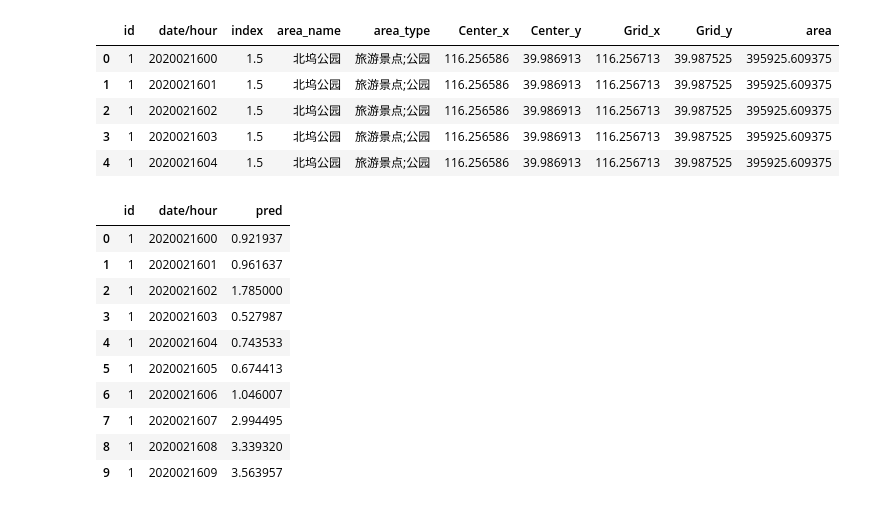
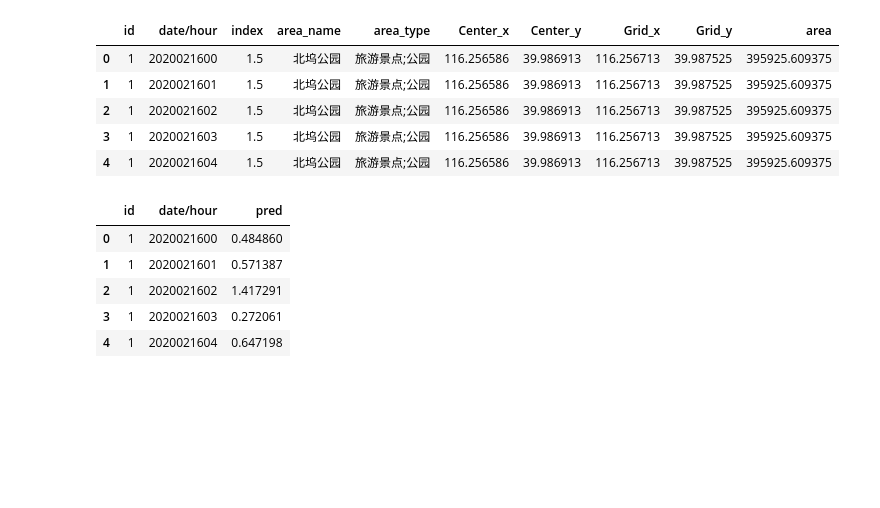
Before and after one commit to LiangHaoran/Block_predict, a Jupyter notebook: jupyter/baseline.ipynb, the cells around one changed output. Cells and saved outputs as stored; diff of their text form; code cells hidden in the pictures; blank space fills up the shorter version.

```diff
--- a/jupyter/baseline.ipynb
+++ b/jupyter/baseline.ipynb
@@ -35,3 +35,7 @@ warnings.filterwarnings('ignore')
 ### 北京市重点区域信息
 cols = ['id', 'area_name', 'area_type', 'Center_x', 'Center_y', 'Grid_x', 'Grid_y', 'area']
 area_passenger_info = pd.read_csv('/home/poac/AnomalyDetectionDataset/Block_predict/area_passenger_info.csv', names=cols)
+# %%
+### 读取北京市迁徙指数
+migration_index = pd.read_csv('/home/poac/AnomalyDetectionDataset/Block_predict/processed/migration_index.csv')
+migration_index.iloc[0:5]
@@ -75,6 +81,8 @@ input_for_sub.iloc[0:5]
 # %%
 ### 对训练数据集进行处理
 def get_data(df):
+    ### 从北京市迁徙指数中，按天数，添加当前的迁徙指数
+    df = df.merge(migration_index, how='left', on=['date'])
     ### 将date变成月份和天数
     df['month'] = df['date'].apply(lambda x: int(str(x)[5:7]))
     df['day'] = df['date'].apply(lambda x: int(str(x)[8:]))
@@ -82,8 +90,11 @@ def get_data(df):
     df  = df.drop(['date', 'id', 'area_name', 'area_type'], axis=1)
     ### 对坐标和面积做归一化
     sc = MinMaxScaler()
-    sc.fit(df[['Center_x', 'Center_y', 'Grid_x', 'Grid_y', 'area']])
-    df[['Center_x', 'Center_y', 'Grid_x', 'Grid_y', 'area']] = sc.transform(df[['Center_x', 'Center_y', 'Grid_x', 'Grid_y', 'area']])
+#     sc.fit(df[['Center_x', 'Center_y', 'Grid_x', 'Grid_y', 'area']])
+#     df[['Center_x', 'Center_y', 'Grid_x', 'Grid_y', 'area']] = sc.transform(df[['Center_x', 'Center_y', 'Grid_x', 'Grid_y', 'area']])
+
+    sc.fit(df[['area']])
+    df[['area']] = sc.transform(df[['area']])
     ### 将label=-999的数据删除，这部分数据由于时间太靠近线上，没有标签
     df = df[df['label']!=-999].reset_index(drop=True)
     ### 将特征和label分离
@@ -100,13 +120,18 @@ processed, label, sc = get_data(df=area_passenger_index)
 # %%
 ### 对线上提交数据进行处理
 def get_sub(df, sc):
+    ### 从北京市迁徙指数中，按天数，添加当前的迁徙指数
+    df = df.merge(migration_index, how='left', on=['date'])
     ### 将date变成月份和天数
     df['month'] = df['date'].apply(lambda x: int(str(x)[5:7]))
     df['day'] = df['date'].apply(lambda x: int(str(x)[8:]))
     ### 删除原来的date，id，area_name，area_type
     df  = df.drop(['date', 'id', 'area_name', 'area_type'], axis=1)
     ### 对坐标和面积做归一化
-    df[['Center_x', 'Center_y', 'Grid_x', 'Grid_y', 'area']] = sc.transform(df[['Center_x', 'Center_y', 'Grid_x', 'Grid_y', 'area']])
+    df[['area']] = sc.transform(df[['area']])
+
+#     df[['Center_x', 'Center_y', 'Grid_x', 'Grid_y', 'area']] = sc.transform(df[['Center_x', 'Center_y', 'Grid_x', 'Grid_y', 'area']])
+
     ### 删除原始数据中的label
     df = df.drop(['label'], axis=1)
     return df
@@ -210,19 +235,14 @@ pred.columns = ['pred']
 # %%
 submit = get_submit(df=submit, pred=pred)
 # %%
-submit.iloc[0:10]
+submit.iloc[0:5]
 # %% [output]
 |  | id | date/hour | pred |
-| 0 | 1 | 2020021600 | 0.921937 |
-| 1 | 1 | 2020021601 | 0.961637 |
-| 2 | 1 | 2020021602 | 1.785000 |
-| 3 | 1 | 2020021603 | 0.527987 |
-| 4 | 1 | 2020021604 | 0.743533 |
-| 5 | 1 | 2020021605 | 0.674413 |
-| 6 | 1 | 2020021606 | 1.046007 |
-| 7 | 1 | 2020021607 | 2.994495 |
-| 8 | 1 | 2020021608 | 3.339320 |
-| 9 | 1 | 2020021609 | 3.563957 |
+| 0 | 1 | 2020021600 | 0.484860 |
+| 1 | 1 | 2020021601 | 0.571387 |
+| 2 | 1 | 2020021602 | 1.417291 |
+| 3 | 1 | 2020021603 | 0.272061 |
+| 4 | 1 | 2020021604 | 0.647198 |
 # %%
 ### 保存
 submit.to_csv('/home/poac/code/Block_predict/submit/block_predict_result.csv', index=None, header=None)
```
Also changed, not shown: parts of 5 cells of this notebook, 1 other file.
